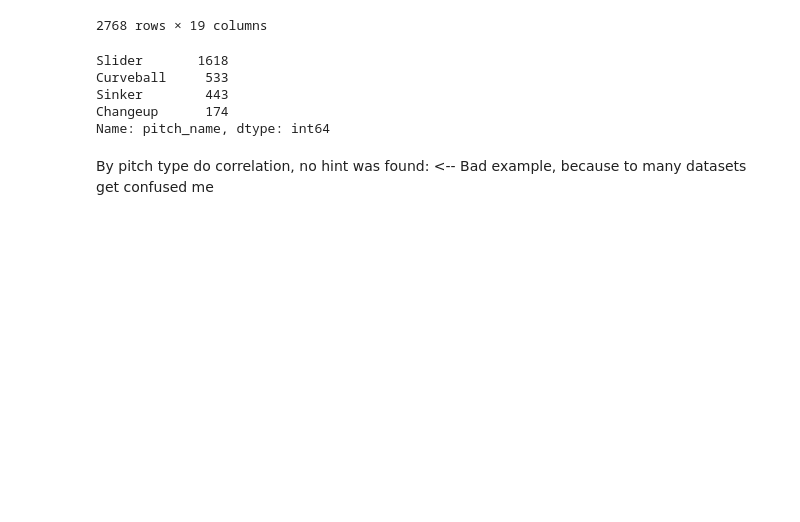
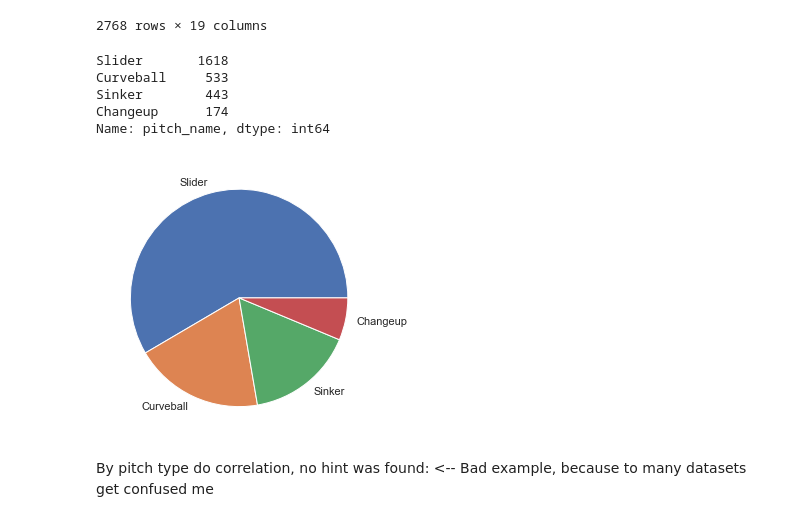
Before and after one commit to ollill0823/003.MLB-data-analysis, a Jupyter notebook: FinalProject/2022-03-12-Final-project.ipynb, the cells around one changed output. Drawn from its saved outputs; the diff is of its cells as text; code cells hidden in the pictures; blank space fills up the shorter version.

```diff
--- a/FinalProject/2022-03-12-Final-project.ipynb
+++ b/FinalProject/2022-03-12-Final-project.ipynb
@@ -145,6 +140,12 @@ Curveball     533
 Sinker        443
 Changeup      174
 Name: pitch_name, dtype: int64
+# %%
+plt.figure(figsize=(8,5))
+plt.pie(Richard.pitch_name.value_counts(), labels = Richard.pitch_name.value_counts().keys())
+plt.show()
+# %% [output]
+[figure, added]
 # %% [markdown]
 By pitch type do correlation, no hint was found: <-- Bad example, because to many datasets get confused me
 # %%
```
Also changed, not shown: parts of 37 cells of this notebook.
